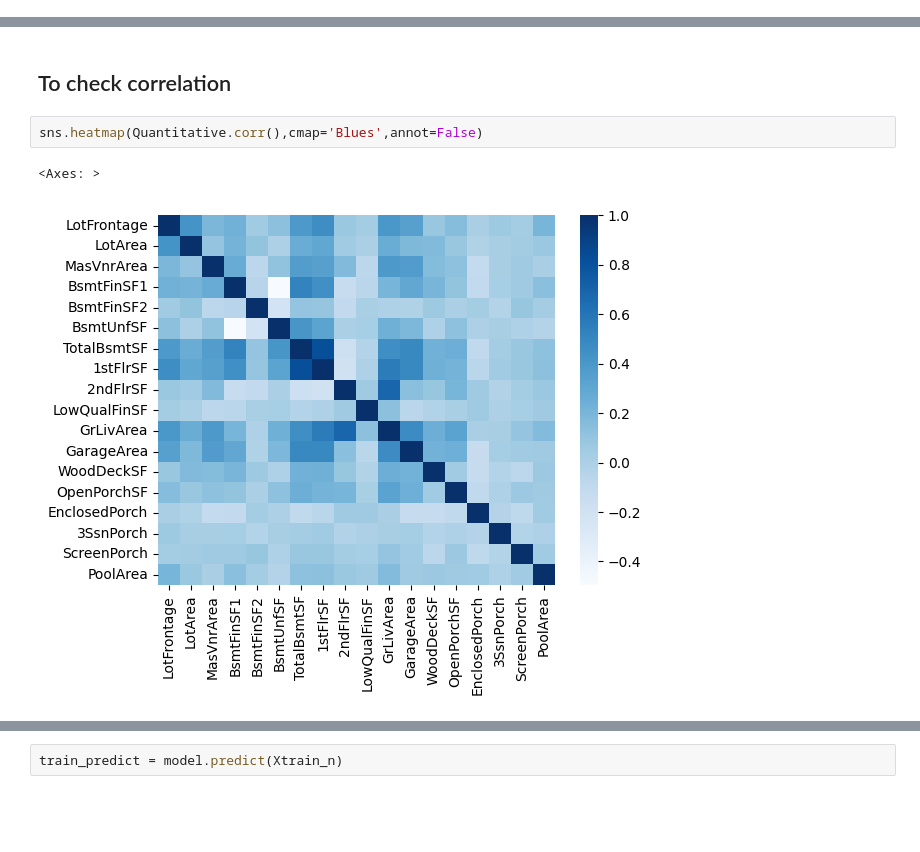
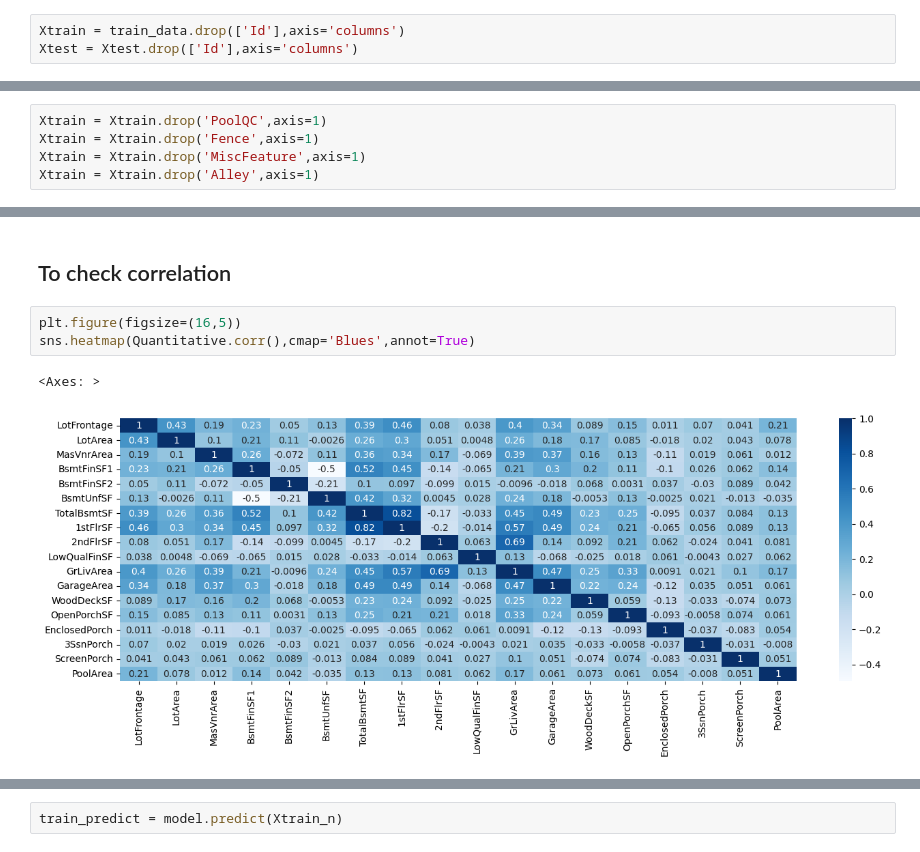
Before and after one commit to oxerz8/Real-Estate-Data-Analysis-and-price-prediction, a Jupyter notebook: House price predictor.ipynb, the cells around one changed output, grey strips where cells are left out. Saved outputs shown, nothing was run; the diff lists cells and outputs as text; blank space fills up the shorter version.

```diff
--- a/House price predictor.ipynb
+++ b/House price predictor.ipynb
@@ -44,3 +46,6 @@ Ytrain = train_data['SalePrice']
+# %%
+Xtrain = train_data.drop(['Id'],axis='columns')
+Xtest = Xtest.drop(['Id'],axis='columns')
 # %%
 Xtrain.head()
 # %% [output]
@@ -148,0 +222,5 @@ sns.heatmap(Xtrain.isnull(),yticklabels=False,cbar=False)
+# %%
+Xtrain = Xtrain.drop('PoolQC',axis=1)
+Xtrain = Xtrain.drop('Fence',axis=1)
+Xtrain = Xtrain.drop('MiscFeature',axis=1)
+Xtrain = Xtrain.drop('Alley',axis=1)
@@ -149,7 +331,8 @@ sns.heatmap(Xtrain.isnull(),yticklabels=False,cbar=False)
 # %% [markdown]
 ## To check correlation
 # %%
-sns.heatmap(Quantitative.corr(),cmap='Blues',annot=False)
+plt.figure(figsize=(16,5))
+sns.heatmap(Quantitative.corr(),cmap='Blues',annot=True)
 # %% [output]
 <Axes: >
-[figure, old version]
+[figure, new version]
```
Also changed, not shown: parts of 56 cells of this notebook.
